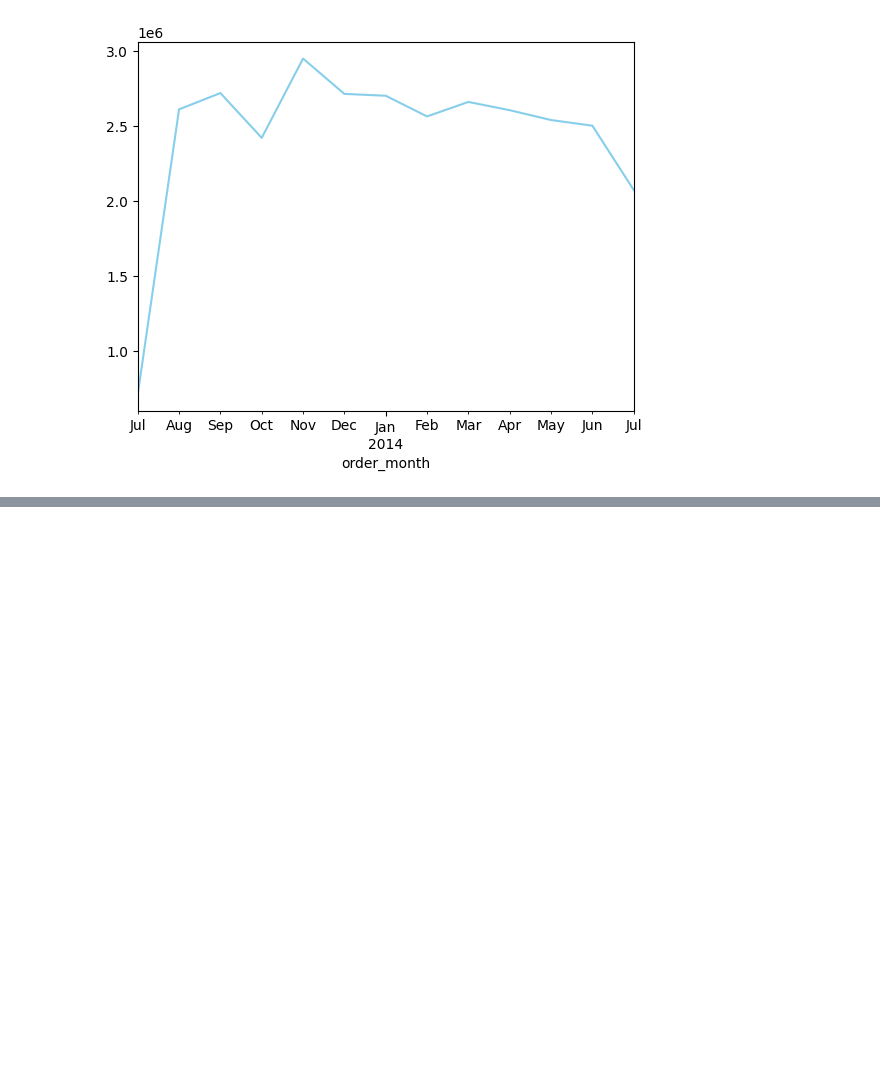
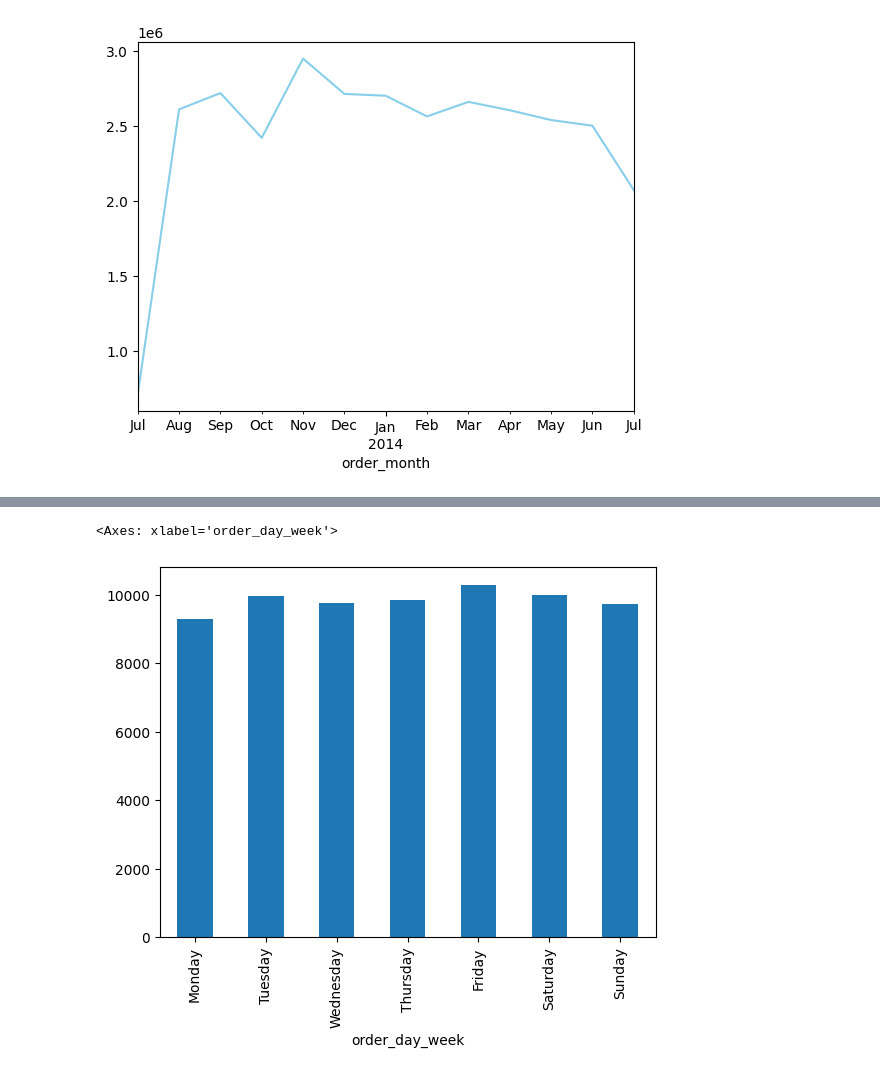
Before and after one commit to JoselineQM/datapath_python, a Jupyter notebook: Clase_4/retail_visualiacion.ipynb, the cells around one changed output, grey strips where cells are left out. Cells and saved outputs as stored; diff of their text form; code cells hidden in the pictures; blank space fills up the shorter version.

```diff
--- a/Clase_4/retail_visualiacion.ipynb
+++ b/Clase_4/retail_visualiacion.ipynb
@@ -122,0 +144,10 @@ res.plot(kind='line', color = 'skyblue')
+# %%
+# Numero de pedidos por día de la semana
+dias = ['Monday', 'Tuesday', 'Wednesday', 'Thursday', 'Friday', 'Saturday', 'Sunday']
+orders_df['order_day_week'] = orders_df['order_date'].dt.day_name()
+numero_pedidos2 = orders_df['order_day_week'].value_counts().reindex(dias)
+
+numero_pedidos2.plot(kind='bar')
+# %% [output]
+<Axes: xlabel='order_day_week'>
+[figure, added]
```
Also changed, not shown: parts of 2 cells of this notebook.
